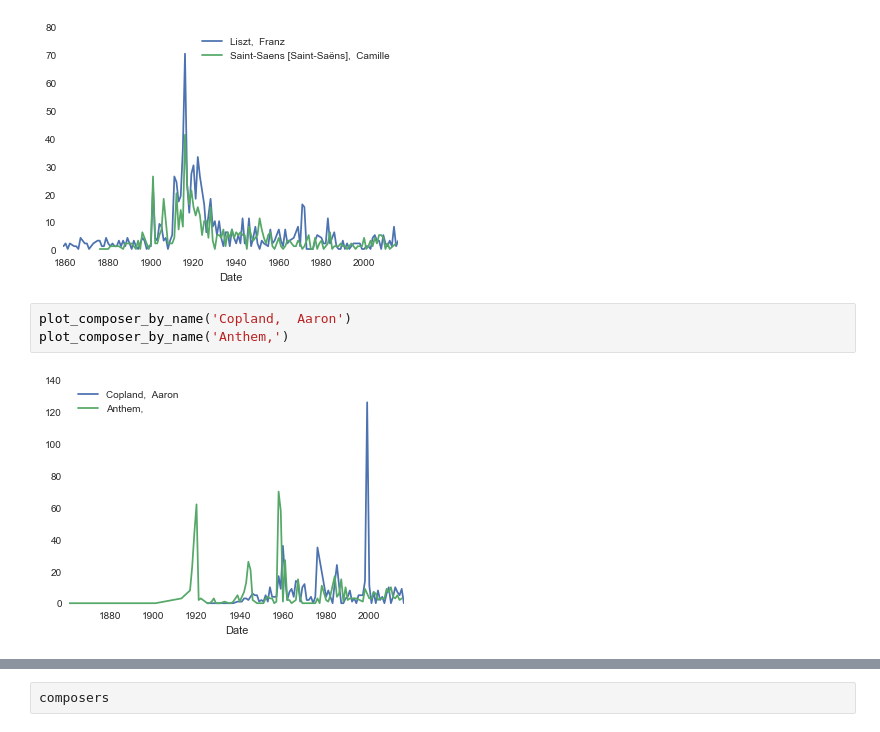
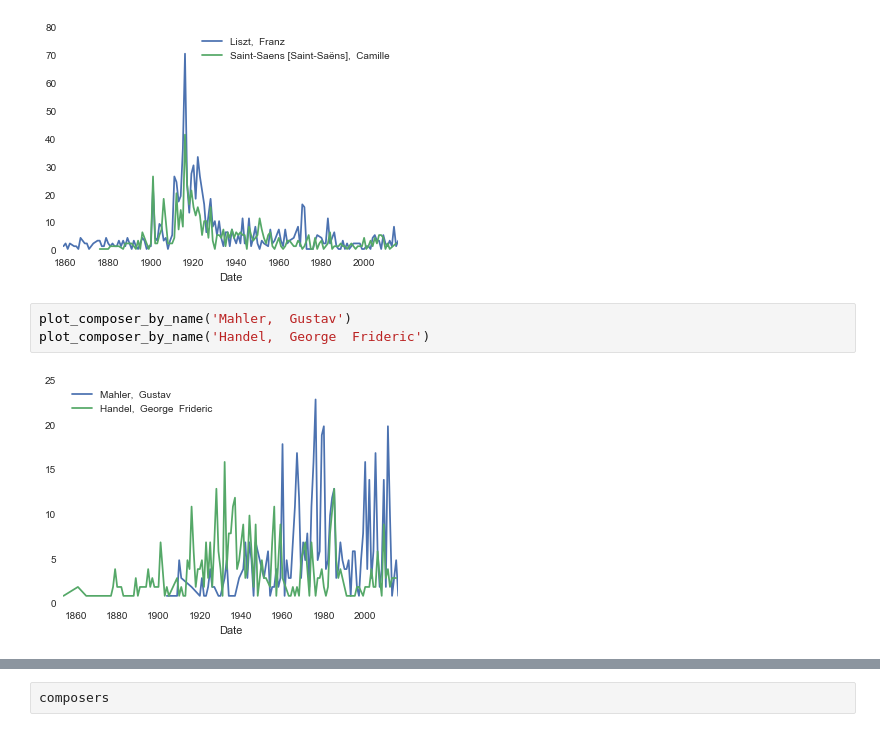
Before and after one commit to eamonnbell/nypposter, a Jupyter notebook: nyphil_programs.ipynb, the cells around one changed output, grey strips where cells are left out. Drawn from its saved outputs; the diff is of its cells as text.

```diff
--- a/nyphil_programs.ipynb
+++ b/nyphil_programs.ipynb
@@ -338,8 +338,8 @@ plot_composer_by_name(u'Saint-Saens [Saint-Sa\xebns],  Camille')
 plt.savefig('figs/LisztSS.svg')
 # %% [output]
 [figure]
-# %%
-plot_composer_by_name('Copland,  Aaron')
-plot_composer_by_name('Anthem,')
-# %% [output]
-[figure, removed]
+# %%
+plot_composer_by_name('Mahler,  Gustav')
+plot_composer_by_name('Handel,  George  Frideric')
+# %% [output]
+[figure, added]
```
Also changed, not shown: parts of 3 cells of this notebook.
